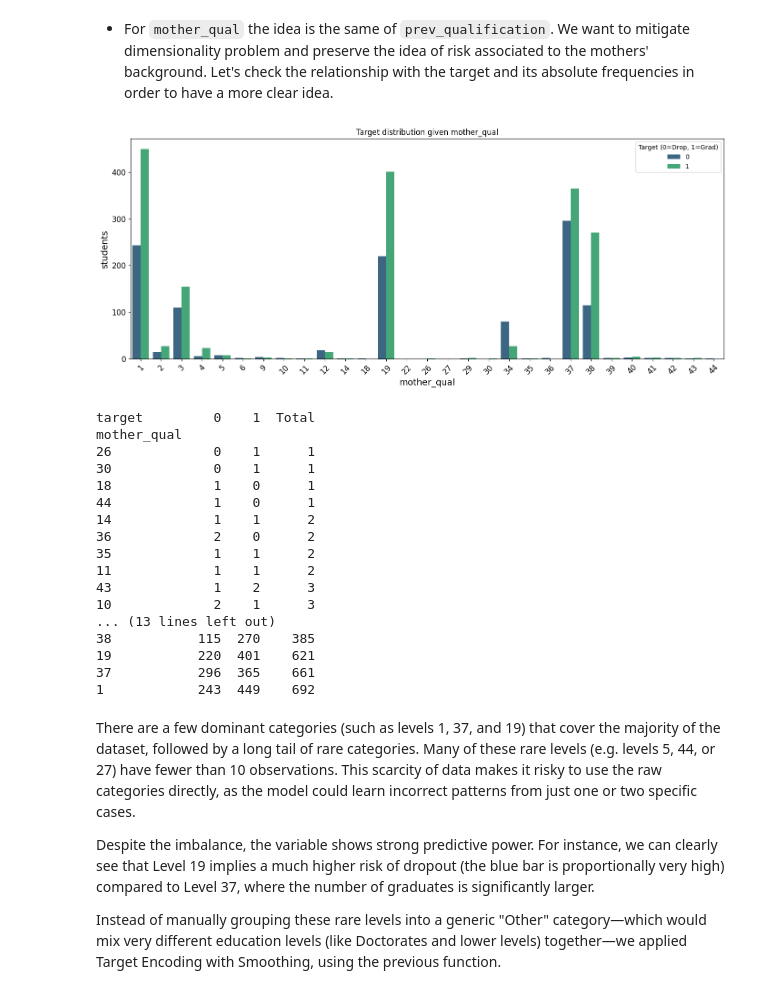
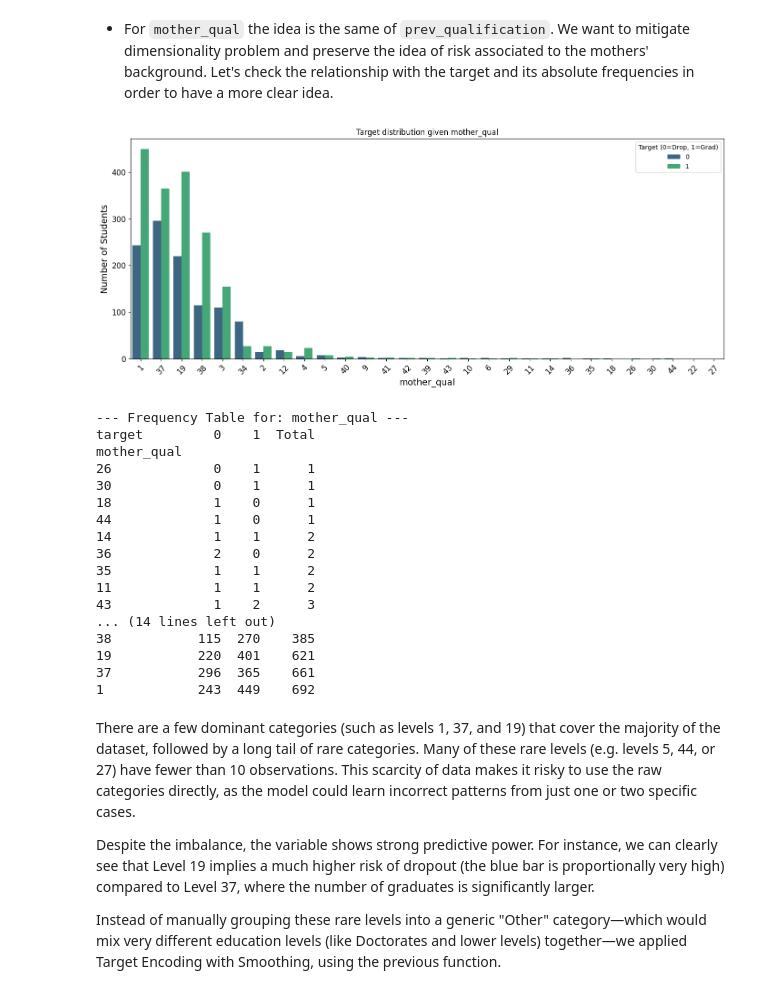
Before and after one commit to MatteoCorsi-git/Master-Data-Science-Statistical-Learning---UNIFI-IMT-Lucca---2024-25, a Jupyter notebook: hands_on_lab (Python)/bozza_hands_on_python_ML_project.ipynb, the cells around one changed output. Drawn from its saved outputs; the diff is of its cells as text; code cells hidden in the pictures.

```diff
--- a/hands_on_lab (Python)/bozza_hands_on_python_ML_project.ipynb
+++ b/hands_on_lab (Python)/bozza_hands_on_python_ML_project.ipynb
@@ -970,51 +956,29 @@ is_portuguese
 Name: proportion, dtype: float64
 # %% [markdown]
 - For `mother_qual` the idea is the same of `prev_qualification`. We want to mitigate dimensionality problem and preserve the idea of risk associated to the mothers' background. Let's check the relationship with the target and its absolute frequencies in order to have a more clear idea.
-# %%
-# Visualize
-df_viz = X_train.copy()
-
-# add the targte
-df_viz['target'] = y_train
-
-# Visualization
-plt.figure(figsize=(14, 6))
-
-# Countplot
-sns.countplot(data=df_viz, x='mother_qual', hue='target', palette='viridis')
-
-plt.title('Target distribution given mother_qual')
-plt.xticks(rotation=45)
-plt.ylabel('students')
-plt.legend(title='Target (0=Drop, 1=Grad)')
-plt.tight_layout()
-plt.show()
-
-# Chek for absolute frequencies
-counts_table = pd.crosstab(df_viz['mother_qual'], df_viz['target'])
-
-# Add total and print
-counts_table['Total'] = counts_table.sum(axis=1)
-print(counts_table.sort_values('Total', ascending=True))
-# %% [output]
-[figure, removed]
-target         0    1  Total
-mother_qual
-26             0    1      1
-30             0    1      1
-18             1    0      1
-44             1    0      1
-14             1    1      2
-36             2    0      2
-35             1    1      2
-11             1    1      2
-43             1    2      3
-10             2    1      3
-... (13 lines left out)
-38           115  270    385
-19           220  401    621
-37           296  365    661
-1            243  449    692
+# %%
+# Plot the distribution of target against mother_qual
+
+plot_categorical_distribution(X_train, y_train, 'mother_qual')
+# %% [output]
+[figure, added]
+--- Frequency Table for: mother_qual ---
+target         0    1  Total
+mother_qual
+26             0    1      1
+30             0    1      1
+18             1    0      1
+44             1    0      1
+14             1    1      2
+36             2    0      2
+35             1    1      2
+11             1    1      2
+43             1    2      3
+... (14 lines left out)
+38           115  270    385
+19           220  401    621
+37           296  365    661
+1            243  449    692
 # %% [markdown]
 There are a few dominant categories (such as levels 1, 37, and 19) that cover the majority of the dataset, followed by a long tail of rare categories. Many of these rare levels (e.g. levels 5, 44, or 27) have fewer than 10 observations. This scarcity of data makes it risky to use the raw categories directly, as the model could learn incorrect patterns from just one or two specific cases.
 
```
Also changed, not shown: parts of 29 cells of this notebook.
